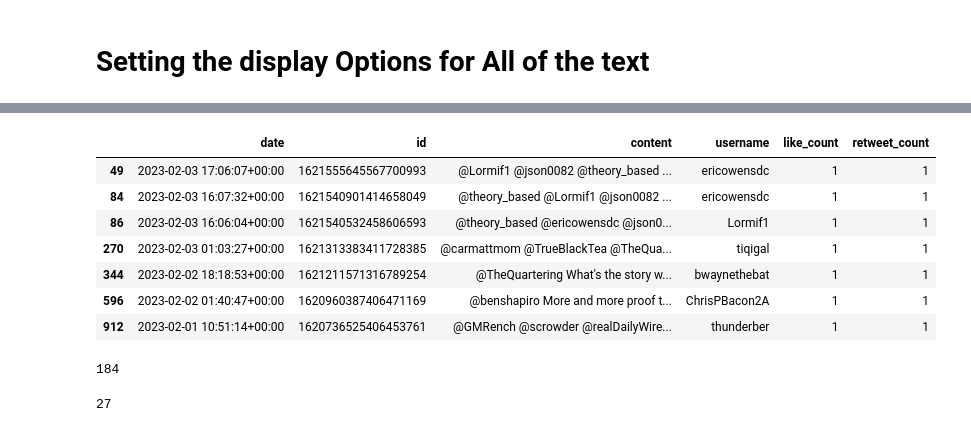
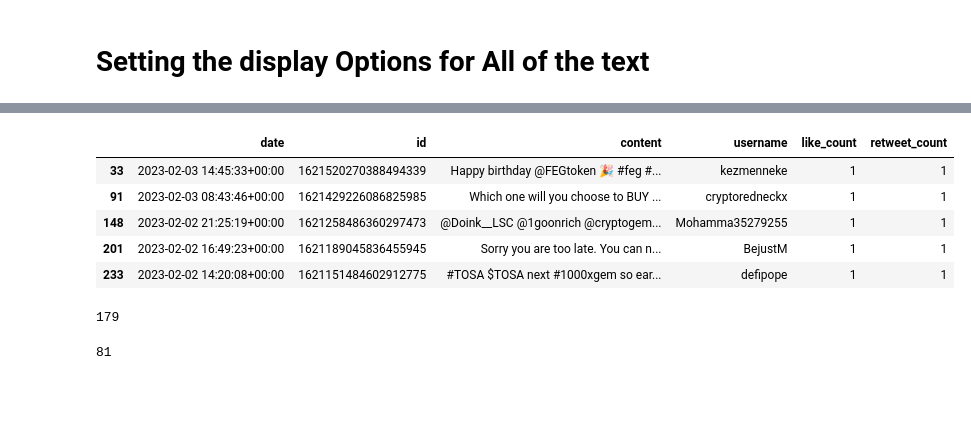
Before and after one commit to mrwoodzi/Data_Science_Certs_Progress, a Jupyter notebook: REST_API/twit_scraper.ipynb, the cells around one changed output, grey strips where cells are left out. Cells and saved outputs as stored; diff of their text form; code cells hidden in the pictures; blank space fills up the shorter version.

```diff
--- a/REST_API/twit_scraper.ipynb
+++ b/REST_API/twit_scraper.ipynb
@@ -5,5 +6,5 @@ import snscrape.modules.twitter as sntwitter
 # %%
-scraper = sntwitter.TwitterSearchScraper("#louderwithcrowder")
+scraper = sntwitter.TwitterSearchScraper("#scrowder")
 # %%
 for tweet in scraper.get_items():
     break
@@ -28,7 +29,7 @@ data
  0,
  0]
 # %%
-scraper = sntwitter.TwitterSearchScraper("#louderwithcrowder")
+scraper = sntwitter.TwitterSearchScraper("#FEG")
 
 tweets = []
 
@@ -71,7 +72,7 @@ pd.DataFrame(tweets, columns=["date", "id", "content", "username", "like_count",
 # %% [markdown]
 # Adding a Progress Bar
 # %%
-scraper = sntwitter.TwitterSearchScraper("@scrowder")
+scraper = sntwitter.TwitterSearchScraper("#FEG")
 
 tweets = []
 n_tweets = 1000
@@ -108,15 +127,13 @@ all_likes.head(3)
 # %%
 likes_and_retweet = scrowder.loc[(scrowder['like_count'] == 1) & (scrowder['retweet_count'] == 1)]
-likes_and_retweet.head(7)
+likes_and_retweet.head()
 # %% [output]
 |  | date | id | content | username | like_count | retweet_count |
-| 49 | 2023-02-03 17:06:07+00:00 | 1621555645567700993 | @Lormif1 @json0082 @theory_based ... | ericowensdc | 1 | 1 |
-| 84 | 2023-02-03 16:07:32+00:00 | 1621540901414658049 | @theory_based @Lormif1 @json0082 ... | ericowensdc | 1 | 1 |
-| 86 | 2023-02-03 16:06:04+00:00 | 1621540532458606593 | @theory_based @ericowensdc @json0... | Lormif1 | 1 | 1 |
-| 270 | 2023-02-03 01:03:27+00:00 | 1621313383411728385 | @carmattmom @TrueBlackTea @TheQua... | tiqigal | 1 | 1 |
-| 344 | 2023-02-02 18:18:53+00:00 | 1621211571316789254 | @TheQuartering What's the story w... | bwaynethebat | 1 | 1 |
-| 596 | 2023-02-02 01:40:47+00:00 | 1620960387406471169 | @benshapiro More and more proof t... | ChrisPBacon2A | 1 | 1 |
-| 912 | 2023-02-01 10:51:14+00:00 | 1620736525406453761 | @GMRench @scrowder @realDailyWire... | thunderber | 1 | 1 |
+| 33 | 2023-02-03 14:45:33+00:00 | 1621520270388494339 | Happy birthday @FEGtoken 🎉 #feg #... | kezmenneke | 1 | 1 |
+| 91 | 2023-02-03 08:43:46+00:00 | 1621429226086825985 | Which one will you choose to BUY ... | cryptoredneckx | 1 | 1 |
+| 148 | 2023-02-02 21:25:19+00:00 | 1621258486360297473 | @Doink__LSC @1goonrich @cryptogem... | Mohamma35279255 | 1 | 1 |
+| 201 | 2023-02-02 16:49:23+00:00 | 1621189045836455945 | Sorry you are too late. You can n... | BejustM | 1 | 1 |
+| 233 | 2023-02-02 14:20:08+00:00 | 1621151484602912775 | #TOSA $TOSA next #1000xgem so ear... | defipope | 1 | 1 |
 # %%
 like_count = scrowder['like_count']
 import numpy as np
@@ -124,7 +141,7 @@ counts = np.count_nonzero(like_count==1)
 counts
 #gives me number of times @sccrowder tweet was liked
 # %% [output]
-184
+179
 # %%
 #lets figure out what those tweets said.
 # %%
@@ -134,4 +151,4 @@ retweet_count = scrowder['retweet_count']
 re_count = np.count_nonzero(retweet_count==1)
 re_count
 # %% [output]
-27
+81
```
Also changed, not shown: parts of 6 cells of this notebook, 2 other files.
